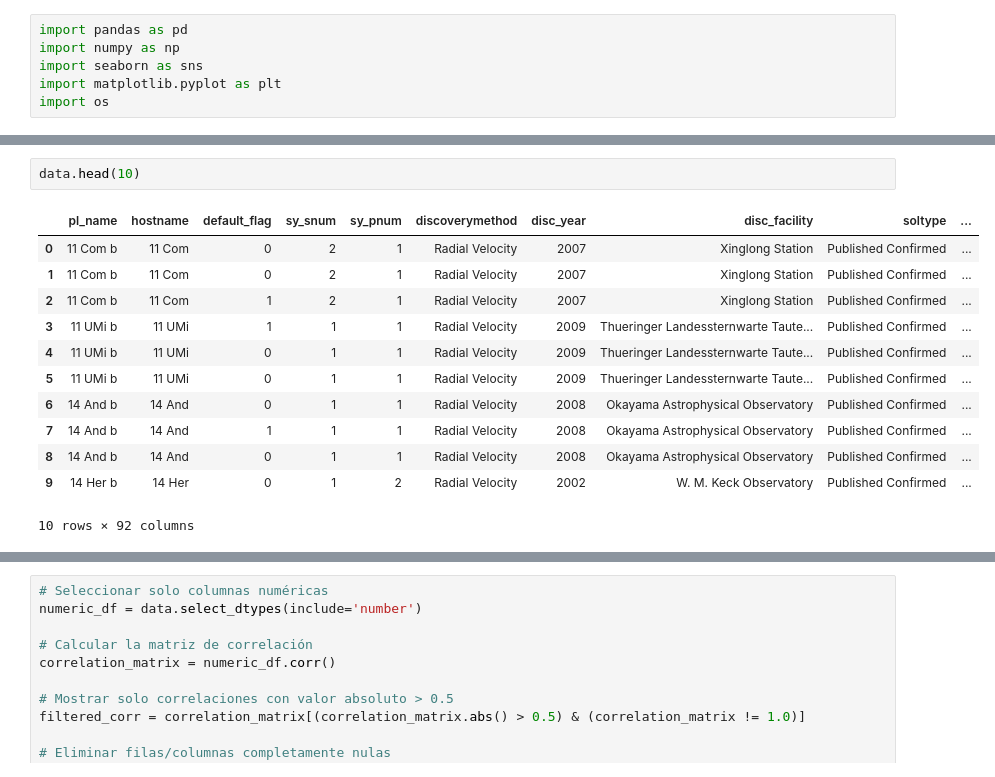
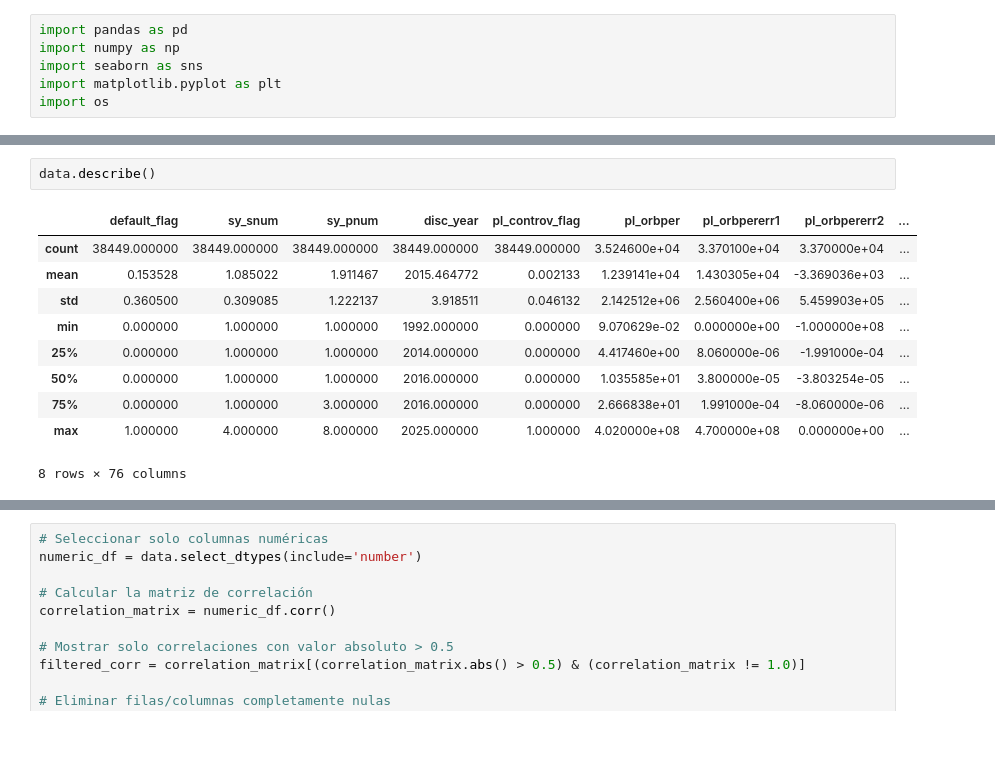
Before and after one commit to ana-macias/EDA-Astronomia, a Jupyter notebook: Notebooks/Memoria_EDA.ipynb, the cells around one changed output, grey strips where cells are left out. Drawn from its saved outputs; the diff is of its cells as text; blank space fills up the shorter version.

```diff
--- a/Notebooks/Memoria_EDA.ipynb
+++ b/Notebooks/Memoria_EDA.ipynb
@@ -80,15 +102,13 @@ data
 # %%
-data.head(10)
+data.describe()
 # %% [output]
-|  | pl_name | hostname | default_flag | sy_snum | sy_pnum | discoverymethod | disc_year | disc_facility | soltype | ... |
-| 0 | 11 Com b | 11 Com | 0 | 2 | 1 | Radial Velocity | 2007 | Xinglong Station | Published Confirmed | ... |
-| 1 | 11 Com b | 11 Com | 0 | 2 | 1 | Radial Velocity | 2007 | Xinglong Station | Published Confirmed | ... |
-| 2 | 11 Com b | 11 Com | 1 | 2 | 1 | Radial Velocity | 2007 | Xinglong Station | Published Confirmed | ... |
-| 3 | 11 UMi b | 11 UMi | 1 | 1 | 1 | Radial Velocity | 2009 | Thueringer Landessternwarte Taute... | Published Confirmed | ... |
-| 4 | 11 UMi b | 11 UMi | 0 | 1 | 1 | Radial Velocity | 2009 | Thueringer Landessternwarte Taute... | Published Confirmed | ... |
-| 5 | 11 UMi b | 11 UMi | 0 | 1 | 1 | Radial Velocity | 2009 | Thueringer Landessternwarte Taute... | Published Confirmed | ... |
-| 6 | 14 And b | 14 And | 0 | 1 | 1 | Radial Velocity | 2008 | Okayama Astrophysical Observatory | Published Confirmed | ... |
-| 7 | 14 And b | 14 And | 1 | 1 | 1 | Radial Velocity | 2008 | Okayama Astrophysical Observatory | Published Confirmed | ... |
-| 8 | 14 And b | 14 And | 0 | 1 | 1 | Radial Velocity | 2008 | Okayama Astrophysical Observatory | Published Confirmed | ... |
-| 9 | 14 Her b | 14 Her | 0 | 1 | 2 | Radial Velocity | 2002 | W. M. Keck Observatory | Published Confirmed | ... |
+|  | default_flag | sy_snum | sy_pnum | disc_year | pl_controv_flag | pl_orbper | pl_orbpererr1 | pl_orbpererr2 | ... |
+| count | 38449.000000 | 38449.000000 | 38449.000000 | 38449.000000 | 38449.000000 | 3.524600e+04 | 3.370100e+04 | 3.370000e+04 | ... |
+| mean | 0.153528 | 1.085022 | 1.911467 | 2015.464772 | 0.002133 | 1.239141e+04 | 1.430305e+04 | -3.369036e+03 | ... |
+| std | 0.360500 | 0.309085 | 1.222137 | 3.918511 | 0.046132 | 2.142512e+06 | 2.560400e+06 | 5.459903e+05 | ... |
+| min | 0.000000 | 1.000000 | 1.000000 | 1992.000000 | 0.000000 | 9.070629e-02 | 0.000000e+00 | -1.000000e+08 | ... |
+| 25% | 0.000000 | 1.000000 | 1.000000 | 2014.000000 | 0.000000 | 4.417460e+00 | 8.060000e-06 | -1.991000e-04 | ... |
+| 50% | 0.000000 | 1.000000 | 1.000000 | 2016.000000 | 0.000000 | 1.035585e+01 | 3.800000e-05 | -3.803254e-05 | ... |
+| 75% | 0.000000 | 1.000000 | 3.000000 | 2016.000000 | 0.000000 | 2.666838e+01 | 1.991000e-04 | -8.060000e-06 | ... |
+| max | 1.000000 | 4.000000 | 8.000000 | 2025.000000 | 1.000000 | 4.020000e+08 | 4.700000e+08 | 0.000000e+00 | ... |
-10 rows × 92 columns
+8 rows × 76 columns
```
Also changed, not shown: parts of 74 cells of this notebook, 17 other files.
